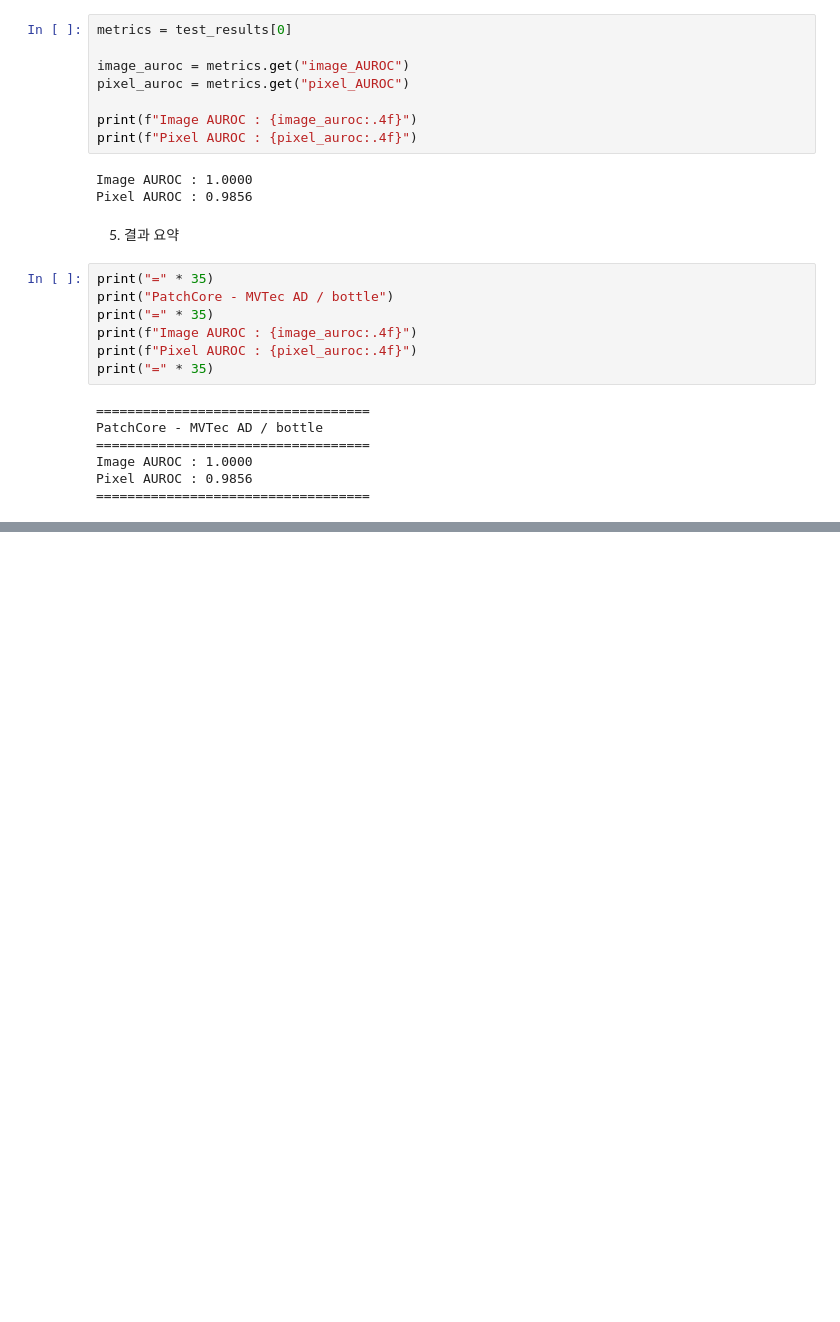
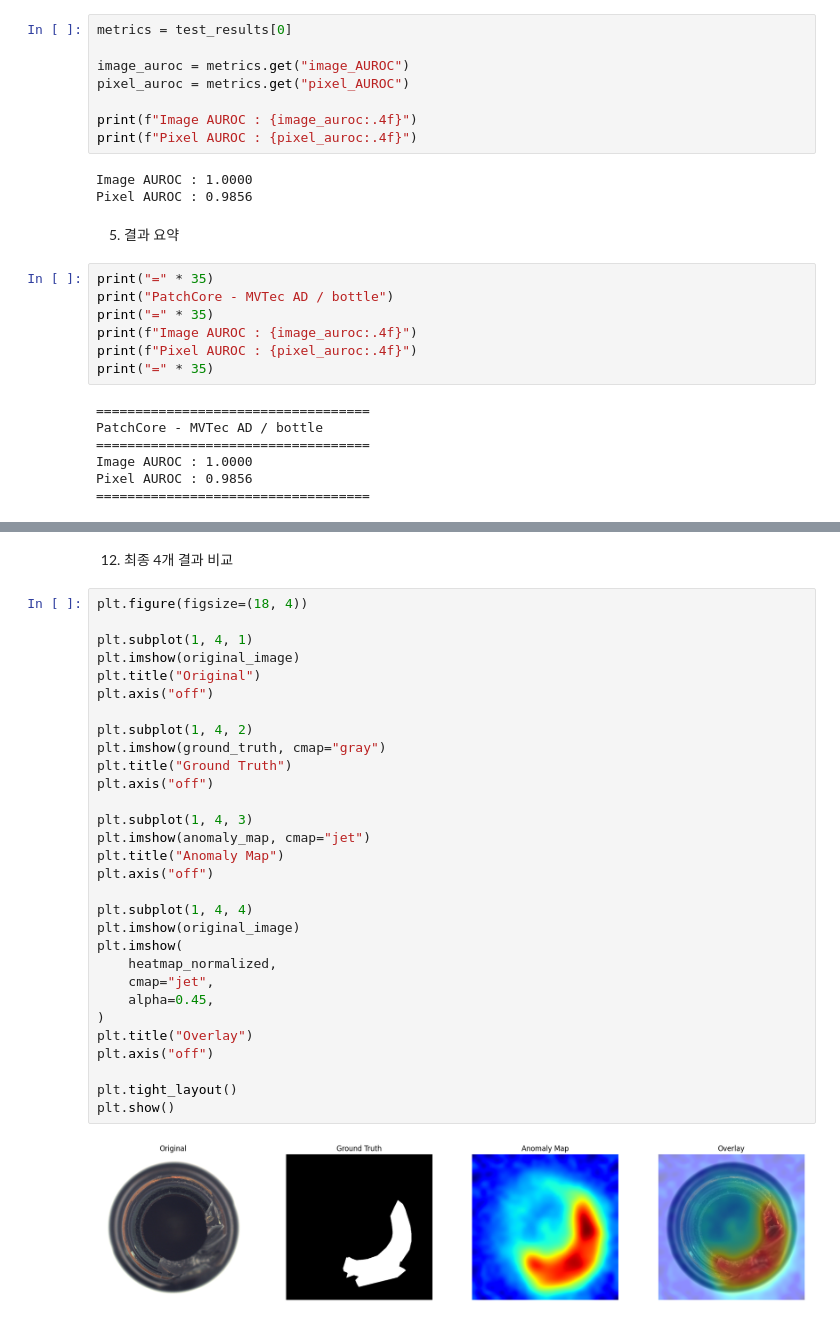
Before and after one commit to minwoo1119/edge-anomaly-detection, a Jupyter notebook: notebooks/anomaly_evaluation.ipynb, the cells around one changed output, grey strips where cells are left out. Cells and saved outputs as stored; diff of their text form; blank space fills up the shorter version.

```diff
--- a/notebooks/anomaly_evaluation.ipynb
+++ b/notebooks/anomaly_evaluation.ipynb
@@ -163,0 +332,34 @@ Pixel AUROC : 0.9856
+# %% [markdown]
+12. 최종 4개 결과 비교
+# %%
+plt.figure(figsize=(18, 4))
+
+plt.subplot(1, 4, 1)
+plt.imshow(original_image)
+plt.title("Original")
+plt.axis("off")
+
+plt.subplot(1, 4, 2)
+plt.imshow(ground_truth, cmap="gray")
+plt.title("Ground Truth")
+plt.axis("off")
+
+plt.subplot(1, 4, 3)
+plt.imshow(anomaly_map, cmap="jet")
+plt.title("Anomaly Map")
+plt.axis("off")
+
+plt.subplot(1, 4, 4)
+plt.imshow(original_image)
+plt.imshow(
+    heatmap_normalized,
+    cmap="jet",
+    alpha=0.45,
+)
+plt.title("Overlay")
+plt.axis("off")
+
+plt.tight_layout()
+plt.show()
+# %% [output]
+[figure, added]
```
Also changed, not shown: parts of 23 cells of this notebook.
